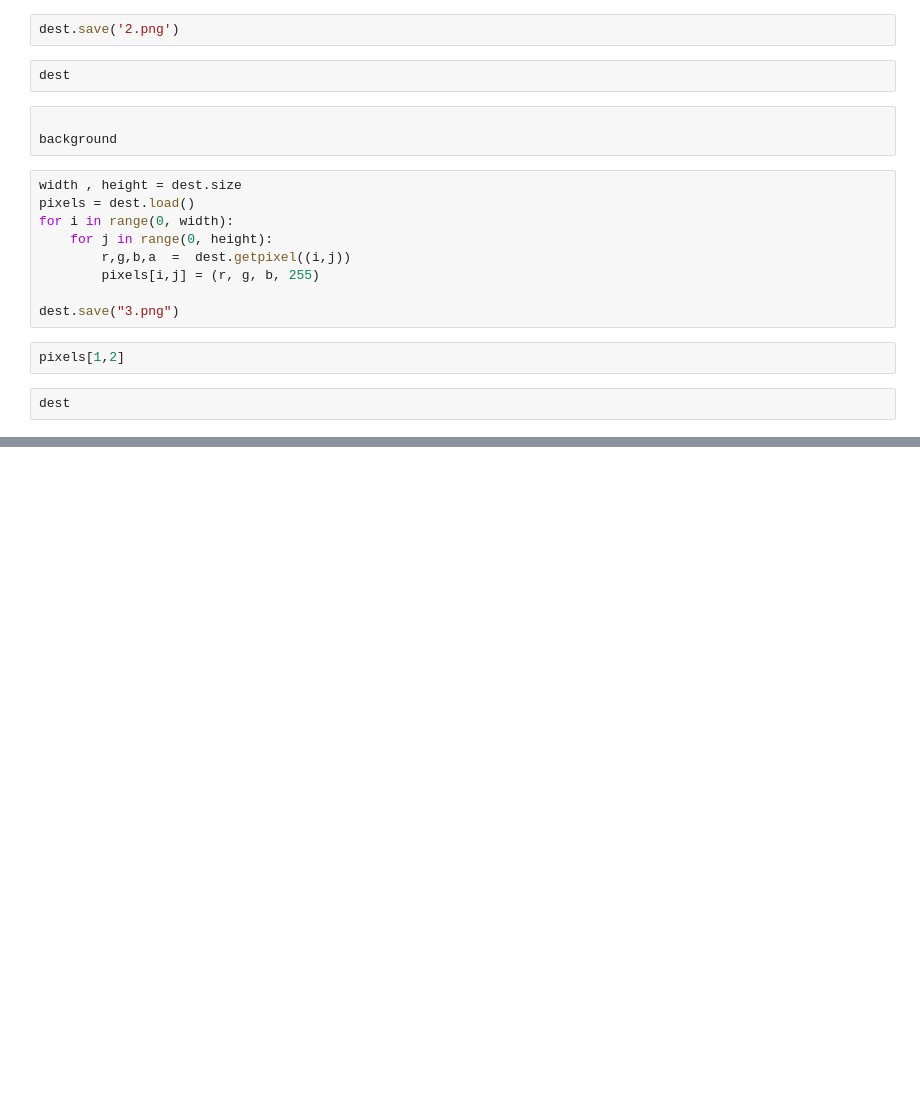
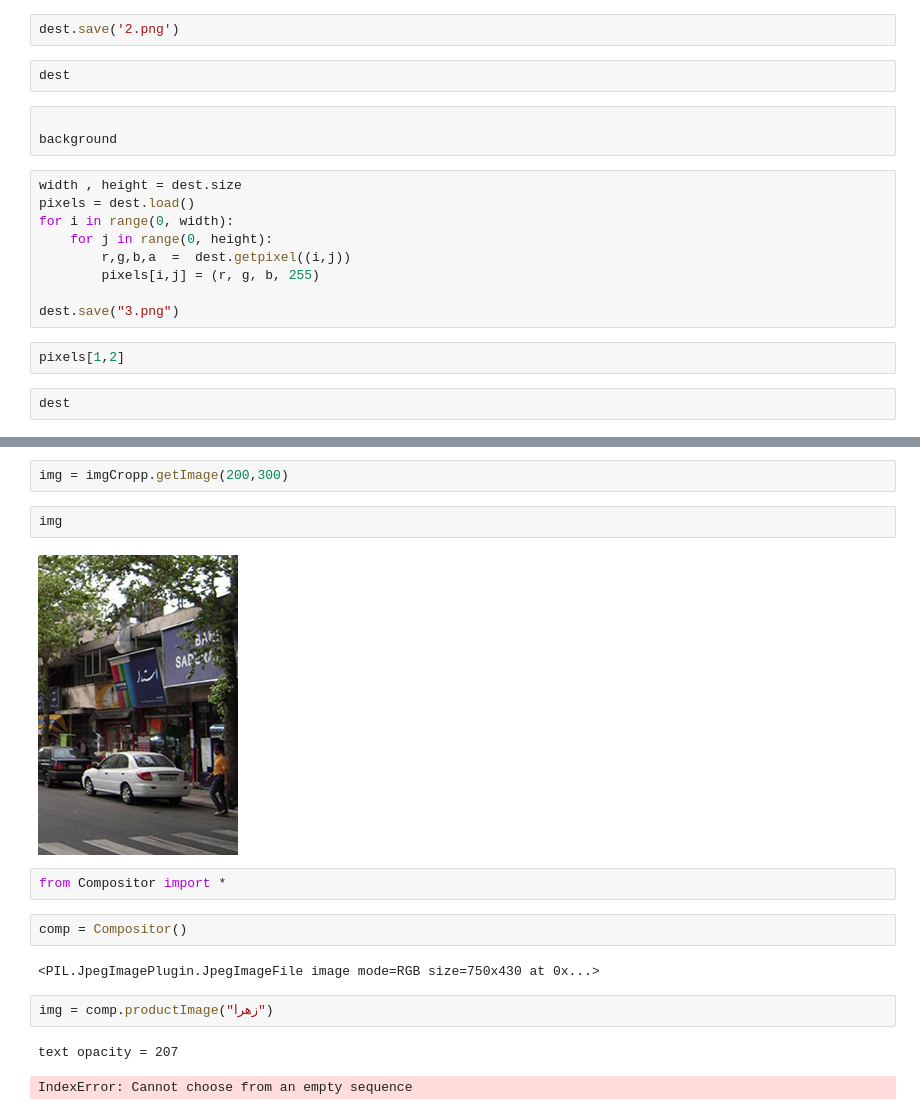
Before and after one commit to mmtalaie/SynScene, a Jupyter notebook: Create Dataset.ipynb, the cells around one changed output, grey strips where cells are left out. Saved outputs shown, nothing was run; the diff lists cells and outputs as text; blank space fills up the shorter version.

Commit message:
Add compositor  features

```diff
--- a/Create Dataset.ipynb
+++ b/Create Dataset.ipynb
@@ -131,0 +136,17 @@ print(files)
+# %%
+img = imgCropp.getImage(200,300)
+# %%
+img
+# %% [output]
+[figure, added]
+# %%
+from Compositor import *
+# %%
+comp = Compositor()
+# %% [output]
+<PIL.JpegImagePlugin.JpegImageFile image mode=RGB size=750x430 at 0x...>
+# %%
+img = comp.productImage("زهرا")
+# %% [output]
+text opacity = 207
+IndexError: Cannot choose from an empty sequence
```
Also changed, not shown: parts of 8 cells of this notebook, 3 other files.
